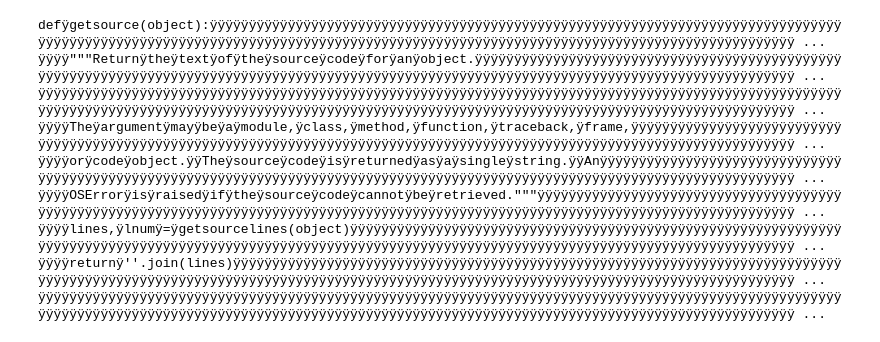
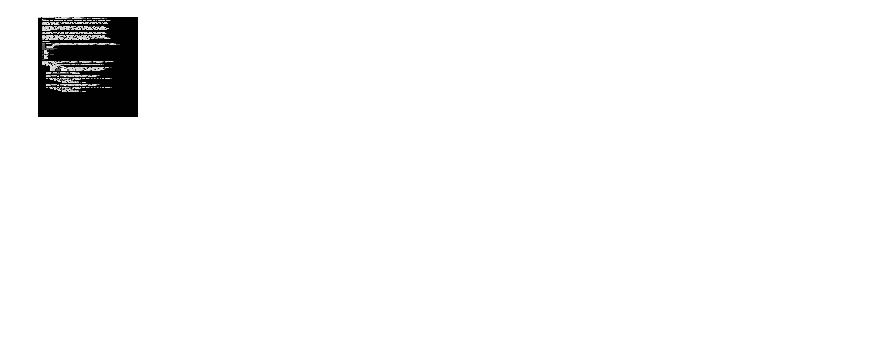
Before and after one commit to adamschmideg/fastai-learn, a Jupyter notebook: my-birds.ipynb, the cells around one changed output. Saved outputs shown, nothing was run; the diff lists cells and outputs as text; code cells hidden in the pictures; blank space fills up the shorter version.

Commit message:
text_to_image seems to work

```diff
--- a/my-birds.ipynb
+++ b/my-birds.ipynb
@@ -83,37 +83,40 @@ def search_sourcecode(extension, max_items=100):
 # %%
 import PIL
 #from fastai import open_image
 
+def char_to_pixel(c):
+    if c == ' ':
+        return 1
+    return ord(c) * 2 - 1
+
 def text_to_image(text, img_file):
-    width = 380
-    square = width * width
-    text = text[:square].ljust(square, ' ')
-    padded_text = ''
+    width = 100
+    lines_processed = 0
+    raw = []
     for line in text.splitlines():
         padded_line = line[:width].ljust(width, ' ')
-        inverted = ''.join([chr(255) if c == ' ' else c for c in padded_line])
-        padded_text += inverted + '\n'
-    return padded_text
-    raw = bytes(padded_text, 'utf-8')
-    im = PIL.Image.frombytes('L', (width, width), raw)
+        pixels = [char_to_pixel(c) for c in padded_line]
+        raw.extend(pixels)
+        lines_processed += 1
+    blank_line = [1] * width
+    while lines_processed < width:
+        raw.extend(blank_line)
+        lines_processed += 1
+    # padded_text
+    # return raw
+    im = PIL.Image.frombytes('L', (width, width), bytes(raw))
     im.save(img_file, 'png')
 
 
 # test
 import inspect
-source = inspect.getsource(inspect.getsource)
-print(text_to_image(source, 'python.png'))
+import difflib
+source = inspect.getsource(difflib.context_diff)
+#source = inspect.getsource(inspect.getsource)
+text_to_image(source, 'python.png')
 
-# from IPython.display import Image as show_image
-# from fastai.vision.all import *
-# Image.open('python.png').to_thumb(400, 400)
+from IPython.display import Image as show_image
+from fastai.vision.all import *
+Image.open('python.png').to_thumb(400, 400)
 # %% [output]
-defÿgetsource(object):ÿÿÿÿÿÿÿÿÿÿÿÿÿÿÿÿÿÿÿÿÿÿÿÿÿÿÿÿÿÿÿÿÿÿÿÿÿÿÿÿÿÿÿÿÿÿÿÿÿÿÿÿÿÿÿÿÿÿÿÿÿÿÿÿÿÿÿÿÿÿÿÿÿÿÿÿÿÿÿÿÿÿÿÿÿÿÿÿÿÿÿÿÿÿÿÿÿÿÿÿÿÿÿÿÿÿÿÿÿÿÿÿÿÿÿÿÿÿÿÿÿÿÿÿÿÿÿÿÿÿÿÿÿÿÿÿÿÿÿÿÿÿÿÿÿÿÿÿÿÿÿÿÿÿÿÿÿÿÿÿÿÿÿÿÿÿÿÿÿÿÿÿÿÿÿÿÿÿ ...
-ÿÿÿÿ"""Returnÿtheÿtextÿofÿtheÿsourceÿcodeÿforÿanÿobject.ÿÿÿÿÿÿÿÿÿÿÿÿÿÿÿÿÿÿÿÿÿÿÿÿÿÿÿÿÿÿÿÿÿÿÿÿÿÿÿÿÿÿÿÿÿÿÿÿÿÿÿÿÿÿÿÿÿÿÿÿÿÿÿÿÿÿÿÿÿÿÿÿÿÿÿÿÿÿÿÿÿÿÿÿÿÿÿÿÿÿÿÿÿÿÿÿÿÿÿÿÿÿÿÿÿÿÿÿÿÿÿÿÿÿÿÿÿÿÿÿÿÿÿÿÿÿÿÿÿÿÿÿÿÿÿÿÿÿÿÿÿÿÿÿ ...
-ÿÿÿÿÿÿÿÿÿÿÿÿÿÿÿÿÿÿÿÿÿÿÿÿÿÿÿÿÿÿÿÿÿÿÿÿÿÿÿÿÿÿÿÿÿÿÿÿÿÿÿÿÿÿÿÿÿÿÿÿÿÿÿÿÿÿÿÿÿÿÿÿÿÿÿÿÿÿÿÿÿÿÿÿÿÿÿÿÿÿÿÿÿÿÿÿÿÿÿÿÿÿÿÿÿÿÿÿÿÿÿÿÿÿÿÿÿÿÿÿÿÿÿÿÿÿÿÿÿÿÿÿÿÿÿÿÿÿÿÿÿÿÿÿÿÿÿÿÿÿÿÿÿÿÿÿÿÿÿÿÿÿÿÿÿÿÿÿÿÿÿÿÿÿÿÿÿÿÿÿÿÿÿÿÿÿÿÿÿÿÿÿÿÿÿÿÿÿÿÿ ...
-ÿÿÿÿTheÿargumentÿmayÿbeÿaÿmodule,ÿclass,ÿmethod,ÿfunction,ÿtraceback,ÿframe,ÿÿÿÿÿÿÿÿÿÿÿÿÿÿÿÿÿÿÿÿÿÿÿÿÿÿÿÿÿÿÿÿÿÿÿÿÿÿÿÿÿÿÿÿÿÿÿÿÿÿÿÿÿÿÿÿÿÿÿÿÿÿÿÿÿÿÿÿÿÿÿÿÿÿÿÿÿÿÿÿÿÿÿÿÿÿÿÿÿÿÿÿÿÿÿÿÿÿÿÿÿÿÿÿÿÿÿÿÿÿÿÿÿÿÿÿÿÿÿÿÿÿÿÿ ...
-ÿÿÿÿorÿcodeÿobject.ÿÿTheÿsourceÿcodeÿisÿreturnedÿasÿaÿsingleÿstring.ÿÿAnÿÿÿÿÿÿÿÿÿÿÿÿÿÿÿÿÿÿÿÿÿÿÿÿÿÿÿÿÿÿÿÿÿÿÿÿÿÿÿÿÿÿÿÿÿÿÿÿÿÿÿÿÿÿÿÿÿÿÿÿÿÿÿÿÿÿÿÿÿÿÿÿÿÿÿÿÿÿÿÿÿÿÿÿÿÿÿÿÿÿÿÿÿÿÿÿÿÿÿÿÿÿÿÿÿÿÿÿÿÿÿÿÿÿÿÿÿÿÿÿÿÿÿÿÿÿÿÿ ...
-ÿÿÿÿOSErrorÿisÿraisedÿifÿtheÿsourceÿcodeÿcannotÿbeÿretrieved."""ÿÿÿÿÿÿÿÿÿÿÿÿÿÿÿÿÿÿÿÿÿÿÿÿÿÿÿÿÿÿÿÿÿÿÿÿÿÿÿÿÿÿÿÿÿÿÿÿÿÿÿÿÿÿÿÿÿÿÿÿÿÿÿÿÿÿÿÿÿÿÿÿÿÿÿÿÿÿÿÿÿÿÿÿÿÿÿÿÿÿÿÿÿÿÿÿÿÿÿÿÿÿÿÿÿÿÿÿÿÿÿÿÿÿÿÿÿÿÿÿÿÿÿÿÿÿÿÿÿÿÿÿÿÿÿÿ ...
-ÿÿÿÿlines,ÿlnumÿ=ÿgetsourcelines(object)ÿÿÿÿÿÿÿÿÿÿÿÿÿÿÿÿÿÿÿÿÿÿÿÿÿÿÿÿÿÿÿÿÿÿÿÿÿÿÿÿÿÿÿÿÿÿÿÿÿÿÿÿÿÿÿÿÿÿÿÿÿÿÿÿÿÿÿÿÿÿÿÿÿÿÿÿÿÿÿÿÿÿÿÿÿÿÿÿÿÿÿÿÿÿÿÿÿÿÿÿÿÿÿÿÿÿÿÿÿÿÿÿÿÿÿÿÿÿÿÿÿÿÿÿÿÿÿÿÿÿÿÿÿÿÿÿÿÿÿÿÿÿÿÿÿÿÿÿÿÿÿÿÿÿÿÿÿÿÿÿ ...
-ÿÿÿÿreturnÿ''.join(lines)ÿÿÿÿÿÿÿÿÿÿÿÿÿÿÿÿÿÿÿÿÿÿÿÿÿÿÿÿÿÿÿÿÿÿÿÿÿÿÿÿÿÿÿÿÿÿÿÿÿÿÿÿÿÿÿÿÿÿÿÿÿÿÿÿÿÿÿÿÿÿÿÿÿÿÿÿÿÿÿÿÿÿÿÿÿÿÿÿÿÿÿÿÿÿÿÿÿÿÿÿÿÿÿÿÿÿÿÿÿÿÿÿÿÿÿÿÿÿÿÿÿÿÿÿÿÿÿÿÿÿÿÿÿÿÿÿÿÿÿÿÿÿÿÿÿÿÿÿÿÿÿÿÿÿÿÿÿÿÿÿÿÿÿÿÿÿÿÿÿÿÿÿÿÿÿ ...
-ÿÿÿÿÿÿÿÿÿÿÿÿÿÿÿÿÿÿÿÿÿÿÿÿÿÿÿÿÿÿÿÿÿÿÿÿÿÿÿÿÿÿÿÿÿÿÿÿÿÿÿÿÿÿÿÿÿÿÿÿÿÿÿÿÿÿÿÿÿÿÿÿÿÿÿÿÿÿÿÿÿÿÿÿÿÿÿÿÿÿÿÿÿÿÿÿÿÿÿÿÿÿÿÿÿÿÿÿÿÿÿÿÿÿÿÿÿÿÿÿÿÿÿÿÿÿÿÿÿÿÿÿÿÿÿÿÿÿÿÿÿÿÿÿÿÿÿÿÿÿÿÿÿÿÿÿÿÿÿÿÿÿÿÿÿÿÿÿÿÿÿÿÿÿÿÿÿÿÿÿÿÿÿÿÿÿÿÿÿÿÿÿÿÿÿÿÿÿÿÿ ...
+[figure, added]
```
Also changed, not shown: parts of 3 cells of this notebook.
